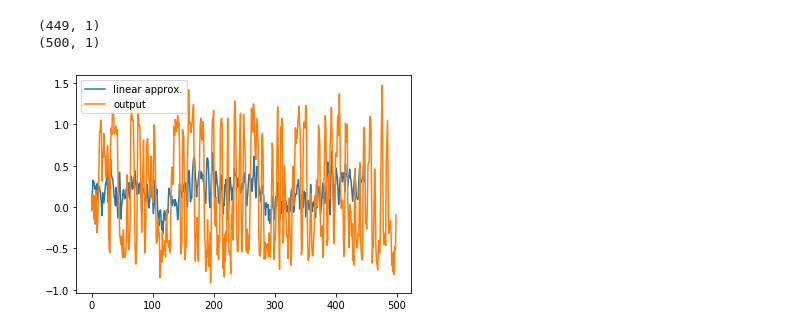
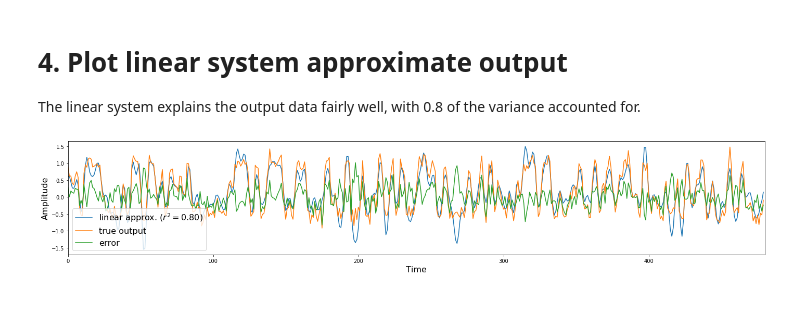
Before and after one commit to crocodoyle/QLS_Projects, a Jupyter notebook: M4A1.ipynb, the cells around one changed output. Saved outputs shown, nothing was run; the diff lists cells and outputs as text; code cells hidden in the pictures; blank space fills up the shorter version.

```diff
--- a/M4A1.ipynb
+++ b/M4A1.ipynb
@@ -87,22 +83,24 @@ dc offset: [0.20836781]
-# %%
-number_of_windows = signal_length - window_size - 1
-linear_system_output = []
-
-for i in range(number_of_windows):
-    t = i + window_size
-    s_input = s[t-window_size:t, 0]
-
-    linear_system_output.append(np.dot(s_input, irf) + k)
-
-print(np.asarray(linear_system_output).shape)
-print(o.shape)
-
-plt.plot(linear_system_output, label='linear approx.')
-plt.plot(o[:, 0], label='output')
-# plt.plot(o[:, 0] - output, label='error')
-plt.legend()
-plt.show()
-# %% [output]
-(449, 1)
-(500, 1)
-[figure, removed]
+# %% [markdown]
+# 4. Plot linear system approximate output
+The linear system explains the output data fairly well, with 0.8 of the variance accounted for.
+# %%
+from sklearn.metrics import r2_score
+
+linear_system_output = np.matmul(A, f)[:, 0]
+true_output = o[window_size:, 0]
+
+error = true_output - linear_system_output
+
+r2 = r2_score(true_output, linear_system_output)
+
+fig = plt.figure(figsize=(24, 4))
+plt.plot(linear_system_output, label='linear approx. ($r^2={0:.2f}$)'.format(r2))
+plt.plot(true_output, label='true output')
+plt.plot(error, label='error')
+plt.xlabel('Time', fontsize=16)
+plt.ylabel('Amplitude', fontsize=16)
+plt.xlim([0, signal_length-window_size])
+plt.legend(fontsize=16)
+plt.show()
+# %% [output]
+[figure, added]
```
Also changed, not shown: parts of 15 cells of this notebook.
